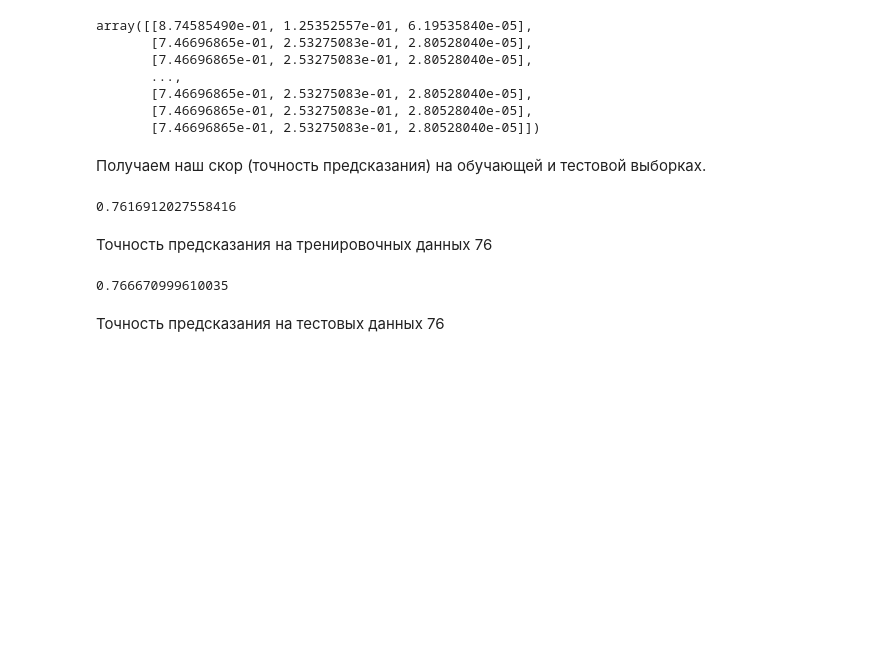
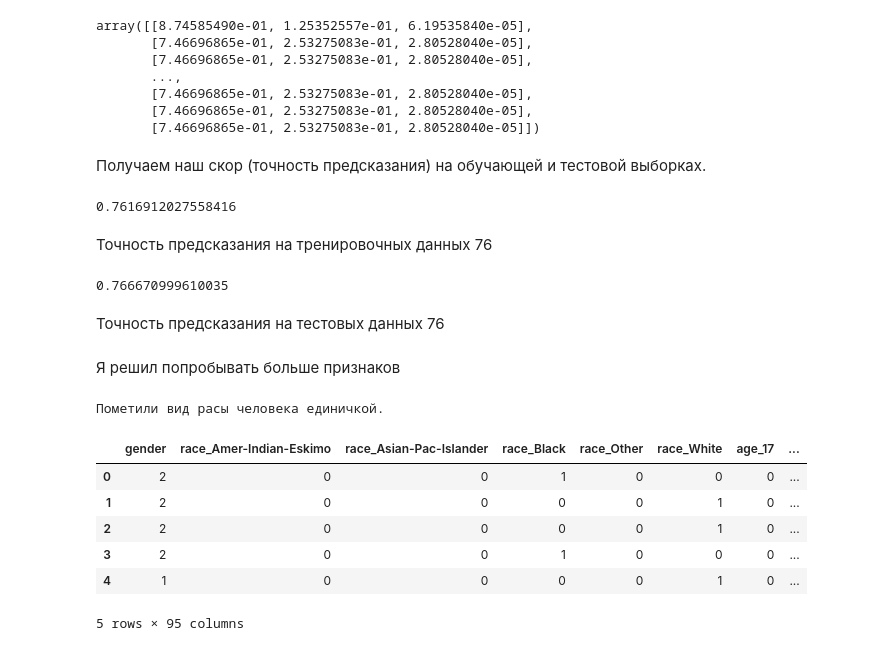
Before and after one commit to Ch0k/ML-DZ1, a Jupyter notebook: Untitled0.ipynb, the cells around one changed output. Saved outputs shown, nothing was run; the diff lists cells and outputs as text; code cells hidden in the pictures; blank space fills up the shorter version.

```diff
--- a/Untitled0.ipynb
+++ b/Untitled0.ipynb
@@ -161,3 +159,22 @@ model.score(X_test,y_test)
 0.766670999610035
 # %% [markdown]
 Точность предсказания на тестовых данных 76
+# %% [markdown]
+Я решил попробывать больше признаков
+# %%
+selectedColumns = data [['race', 'income', 'age', 'educational-num', 'gender']]
+X = pd.get_dummies (selectedColumns, columns = ['race', 'age', 'educational-num'])
+data["gender"] = pd.Categorical(data.gender).codes
+del X['income']
+
+print('Пометили вид расы человека единичкой.')
+X.head()
+# %% [output]
+Пометили вид расы человека единичкой.
+|  | gender | race_Amer-Indian-Eskimo | race_Asian-Pac-Islander | race_Black | race_Other | race_White | age_17 | ... |
+| 0 | 2 | 0 | 0 | 1 | 0 | 0 | 0 | ... |
+| 1 | 2 | 0 | 0 | 0 | 0 | 1 | 0 | ... |
+| 2 | 2 | 0 | 0 | 0 | 0 | 1 | 0 | ... |
+| 3 | 2 | 0 | 0 | 1 | 0 | 0 | 0 | ... |
+| 4 | 1 | 0 | 0 | 0 | 0 | 1 | 0 | ... |
+5 rows × 95 columns
```
Also changed, not shown: parts of 9 cells of this notebook.
